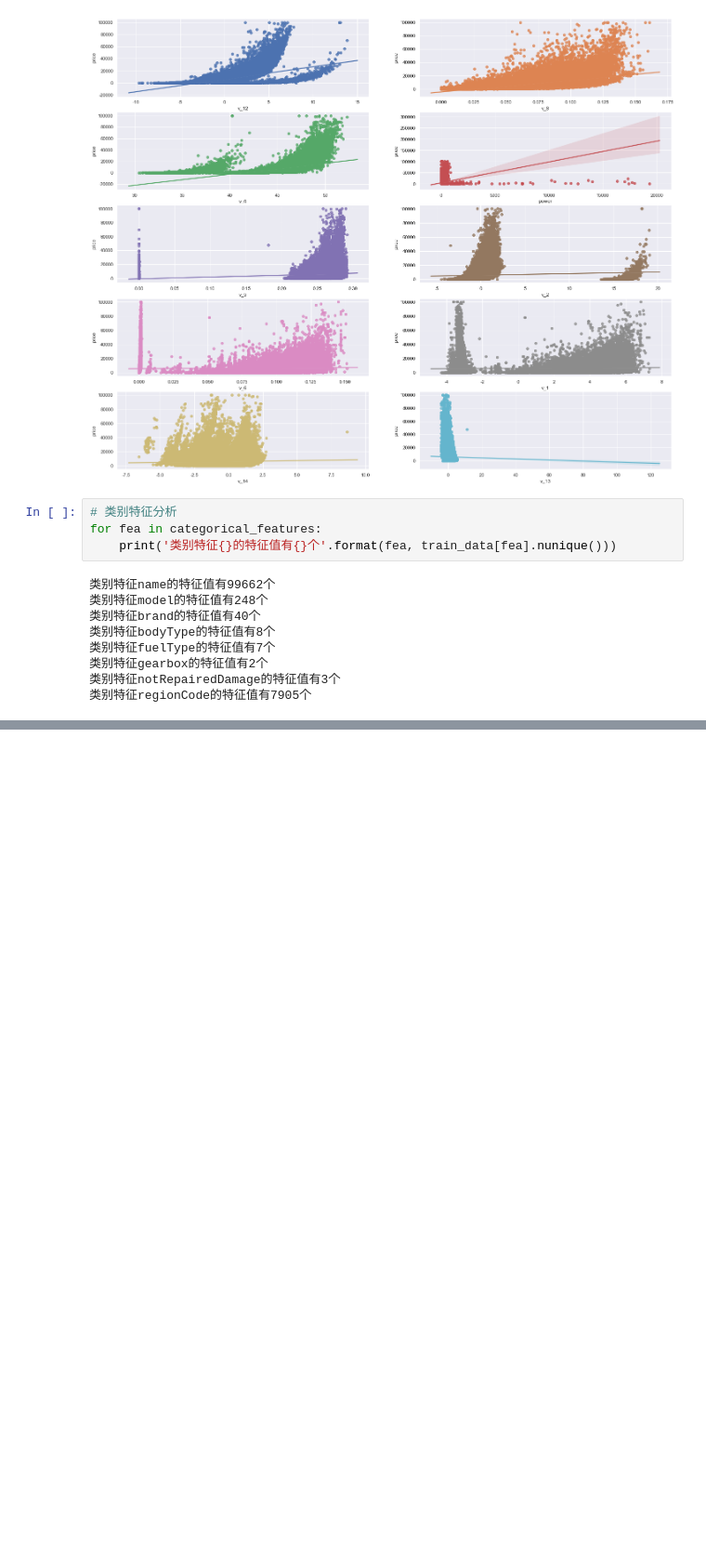
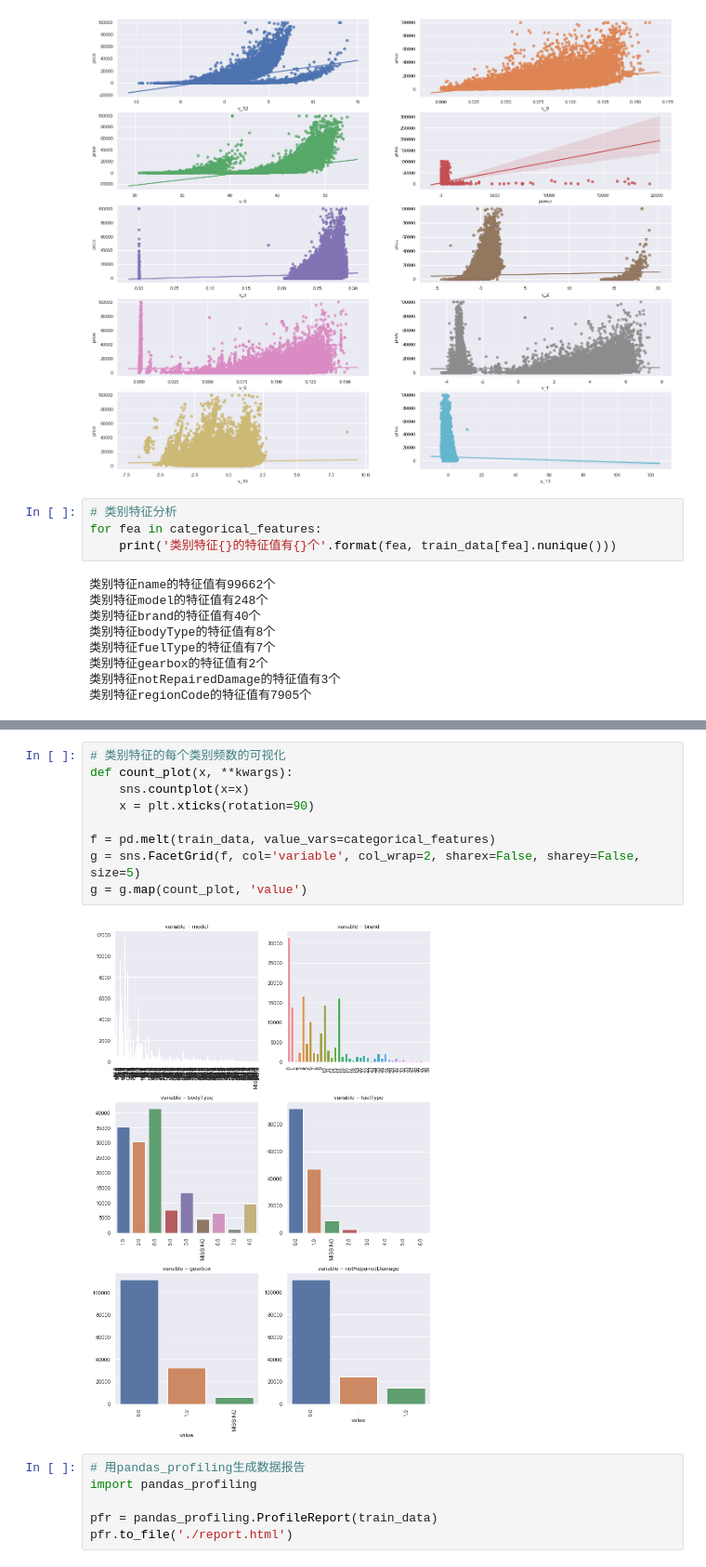
Before and after one commit to isidore-wong/Hayes-MachineLearning, a Jupyter notebook: code/03_Projects/03_Used car Transaction price Prediction/T2_DataProcessing.ipynb, the cells around one changed output, grey strips where cells are left out. Shown at 93% size. Drawn from its saved outputs; the diff is of its cells as text; blank space fills up the shorter version.

```diff
--- a/code/03_Projects/03_Used car Transaction price Prediction/T2_DataProcessing.ipynb
+++ b/code/03_Projects/03_Used car Transaction price Prediction/T2_DataProcessing.ipynb
@@ -521,0 +594,17 @@ for fea in categorical_features:
+# %%
+# 类别特征的每个类别频数的可视化
+def count_plot(x, **kwargs):
+    sns.countplot(x=x)
+    x = plt.xticks(rotation=90)
+
+f = pd.melt(train_data, value_vars=categorical_features)
+g = sns.FacetGrid(f, col='variable', col_wrap=2, sharex=False, sharey=False, size=5)
+g = g.map(count_plot, 'value')
+# %% [output]
+[figure, added]
+# %%
+# 用pandas_profiling生成数据报告
+import pandas_profiling
+
+pfr = pandas_profiling.ProfileReport(train_data)
+pfr.to_file('./report.html')
```
Also changed, not shown: parts of 8 cells of this notebook, 2 other files.
